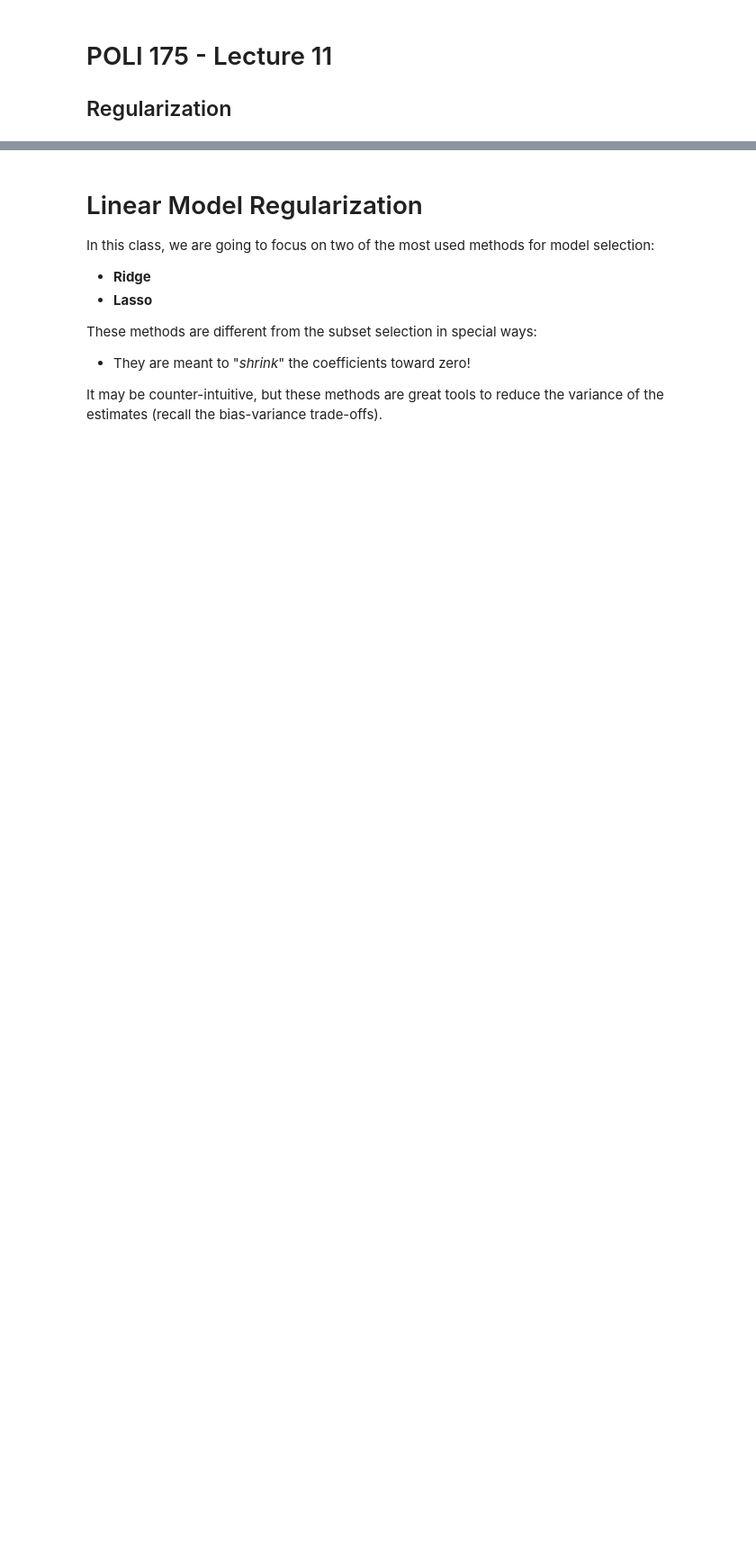
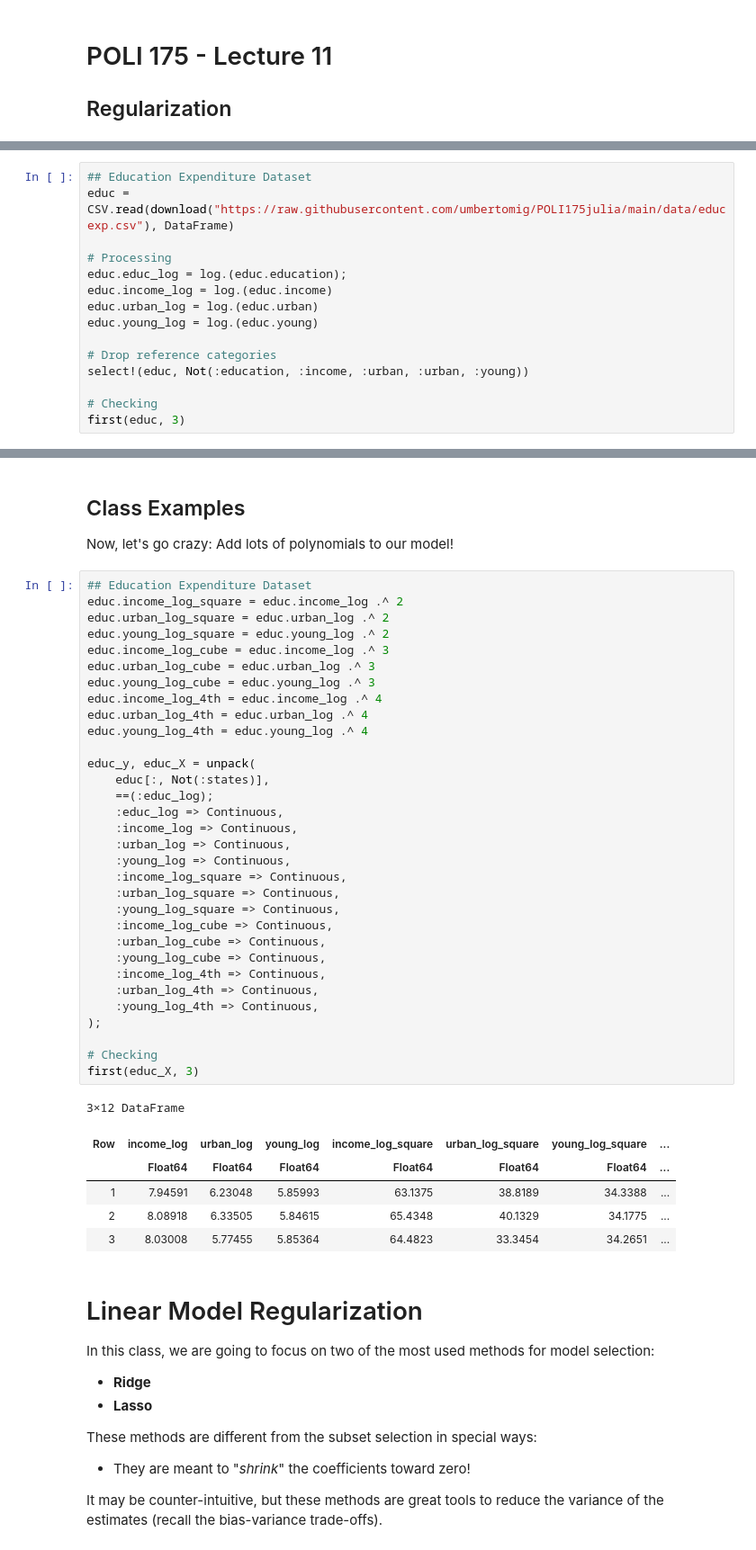
Before and after one commit to umbertomig/POLI175julia, a Jupyter notebook: lectures/jupyternb/lecture11.ipynb, the cells around one changed output, grey strips where cells are left out. Shown at 90% size. Cells and saved outputs as stored; diff of their text form; blank space fills up the shorter version.

```diff
--- a/lectures/jupyternb/lecture11.ipynb
+++ b/lectures/jupyternb/lecture11.ipynb
@@ -4,0 +72,15 @@
+# %%
+## Education Expenditure Dataset
+educ = CSV.read(download("https://raw.githubusercontent.com/umbertomig/POLI175julia/main/data/educexp.csv"), DataFrame)
+
+# Processing
+educ.educ_log = log.(educ.education);
+educ.income_log = log.(educ.income)
+educ.urban_log = log.(educ.urban)
+educ.young_log = log.(educ.young)
+
+# Drop reference categories
+select!(educ, Not(:education, :income, :urban, :urban, :young))
+
+# Checking
+first(educ, 3)
@@ -5,3 +94,46 @@
+# %% [markdown]
+## Class Examples
+
+Now, let's go crazy: Add lots of polynomials to our model!
+# %%
+## Education Expenditure Dataset
+educ.income_log_square = educ.income_log .^ 2
+educ.urban_log_square = educ.urban_log .^ 2
+educ.young_log_square = educ.young_log .^ 2
+educ.income_log_cube = educ.income_log .^ 3
+educ.urban_log_cube = educ.urban_log .^ 3
+educ.young_log_cube = educ.young_log .^ 3
+educ.income_log_4th = educ.income_log .^ 4
+educ.urban_log_4th = educ.urban_log .^ 4
+educ.young_log_4th = educ.young_log .^ 4
+
+educ_y, educ_X = unpack(
+    educ[:, Not(:states)],
+    ==(:educ_log);
+    :educ_log => Continuous,
+    :income_log => Continuous,
+    :urban_log => Continuous,
+    :young_log => Continuous,
+    :income_log_square => Continuous,
+    :urban_log_square => Continuous,
+    :young_log_square => Continuous,
+    :income_log_cube => Continuous,
+    :urban_log_cube => Continuous,
+    :young_log_cube => Continuous,
+    :income_log_4th => Continuous,
+    :urban_log_4th => Continuous,
+    :young_log_4th => Continuous,
+);
+
+# Checking
+first(educ_X, 3)
+# %% [output]
+3×12 DataFrame
+| Row | income_log | urban_log | young_log | income_log_square | urban_log_square | young_log_square | ... |
+|  | Float64 | Float64 | Float64 | Float64 | Float64 | Float64 | ... |
+| 1 | 7.94591 | 6.23048 | 5.85993 | 63.1375 | 38.8189 | 34.3388 | ... |
+| 2 | 8.08918 | 6.33505 | 5.84615 | 65.4348 | 40.1329 | 34.1775 | ... |
+| 3 | 8.03008 | 5.77455 | 5.85364 | 64.4823 | 33.3454 | 34.2651 | ... |
 # %% [markdown]
 # Linear Model Regularization
 
```
Also changed, not shown: parts of 55 cells of this notebook, 1 other file.
